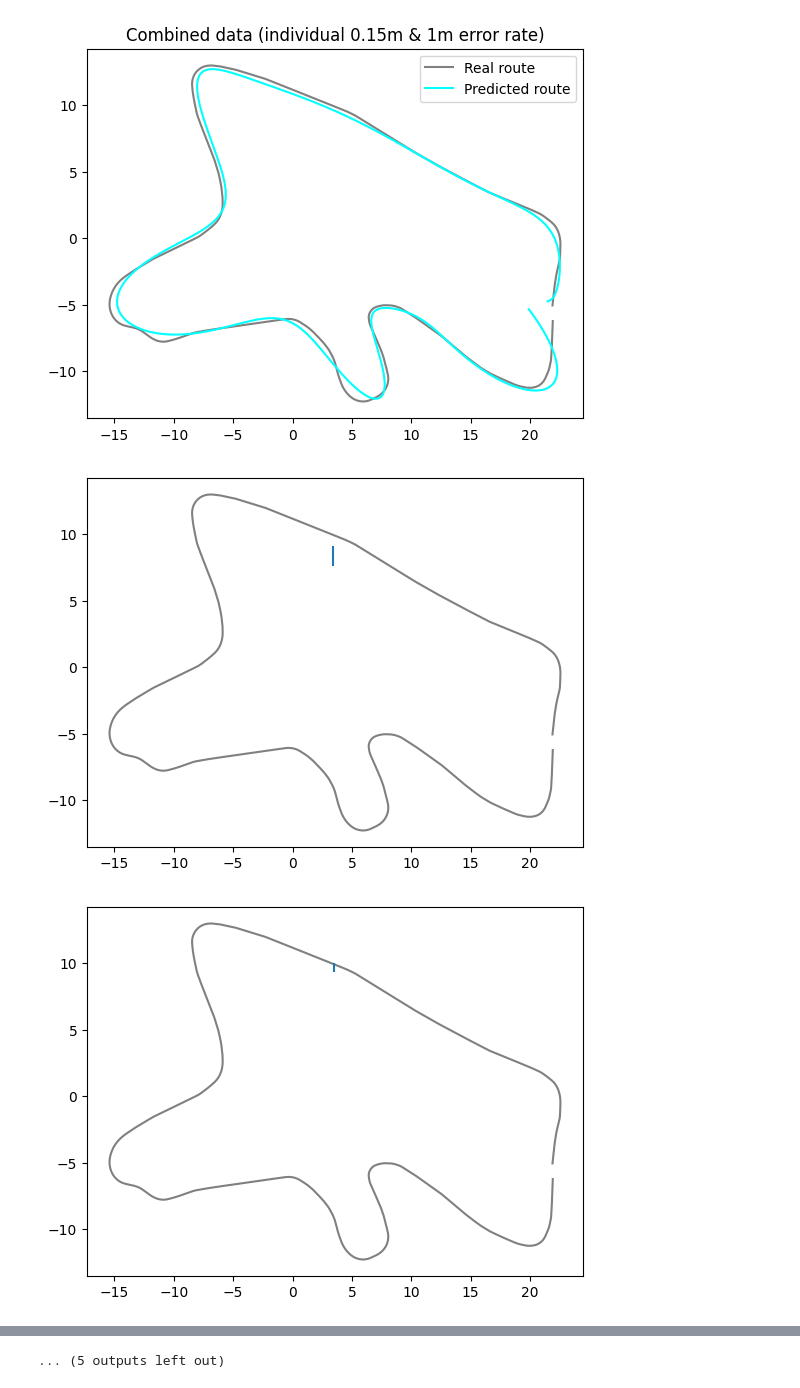
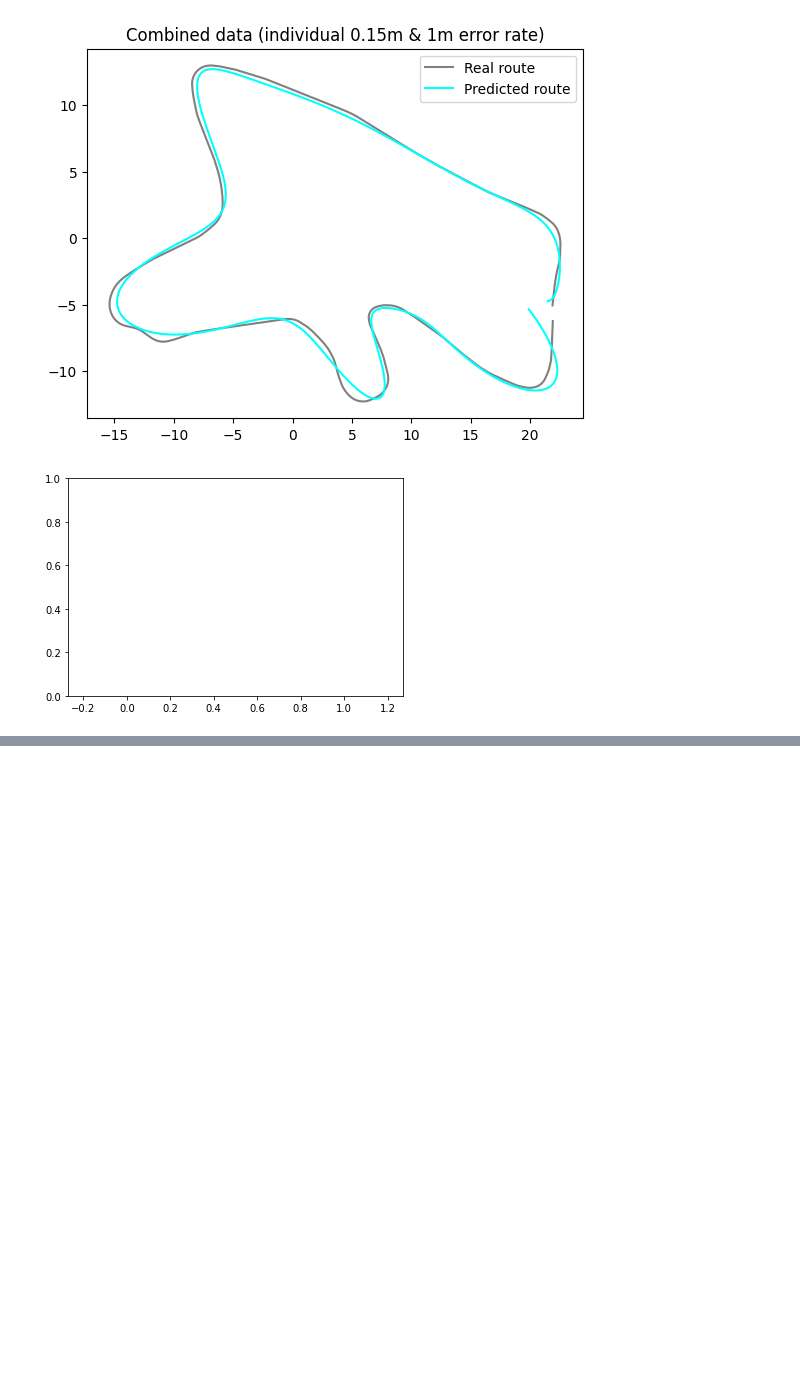
Before and after one commit to Miikkasna/gploc, a Jupyter notebook: gaussian process localization.ipynb, the cells around one changed output, grey strips where cells are left out. Cells and saved outputs as stored; diff of their text form; code cells hidden in the pictures; blank space fills up the shorter version.

```diff
--- a/gaussian process localization.ipynb
+++ b/gaussian process localization.ipynb
@@ -121,34 +120,40 @@ plt.savefig('Combined_individual_route.png')
 # %%
 # Real-time prediction
 import matplotlib.pyplot as plt
 from sklearn.gaussian_process import GaussianProcessRegressor
 from sklearn.gaussian_process.kernels import RBF
 
 kernel = 1.0 * RBF(length_scale=1.0, length_scale_bounds=(1e-3, 1000.0))
 gpr = GaussianProcessRegressor(kernel=kernel, alpha=alphas3, random_state=0, n_restarts_optimizer=100)
 
 
-for i in range(200, real_pos.shape[0]):
+for i in range(50, real_pos.shape[0]):
     limit1 = np.argwhere(data1[:, 0] < real_pos[i, 0])[:, 0]
     limit2 = np.argwhere(data2[:, 0] < real_pos[i, 0])[:, 0]
 
     X_train = np.vstack((X_train1[limit1], X_train2[limit2]))
     Y_train = np.vstack((Y_train1[limit1], Y_train2[limit2]))
 
     alphas = np.hstack((alphas1[limit1].ravel(), alphas2[limit2].ravel()))
 
-
     gpr = GaussianProcessRegressor(kernel=kernel, alpha=alphas, random_state=0, n_restarts_optimizer=100)
     gpr.fit(X_train, Y_train)
-    pred, std = gpr.predict(real_pos[i, 0].reshape(1, -11), return_std=True)
-    pred = pred[0]
-    std = std[0][0]
+    pred, std = gpr.predict(real_pos[:i, 0].reshape(-1, 1), return_std=True)
+    #pred = pred[0]
+    std = std[0]
+    z = 1.96
+    ci95 = std*z
 
     plt.plot(real_pos[:, 2], real_pos[:, 3], 'grey')
-    #plt.scatter(pred[0], pred[1], s=std*100)
-    plt.errorbar(pred[0], pred[1], yerr=std)
+    plt.plot(pred[:, 0], pred[:, 1])
+    #circle1 = plt.Circle((pred[0], pred[1]), ci95, color='r')
+    #plt.gca().add_patch(circle1)
+    plt.plot(real_pos[i, 2], real_pos[i, 3], 'kx')
+    #plt.errorbar(pred[0], pred[1], yerr=std)
     #plt.scatter(pred[0], pred[1], marker='x')
-    plt.show()
+    plt.axis('equal')
+    filename = 'animate/{}.png'.format(i)
+    plt.savefig(filename)
+    plt.cla()
 # %% [output]
-[figure, old version]
+[figure, new version]
-[figure, removed]
@@ -165 +159,0 @@ for i in range(200, real_pos.shape[0]):
-... (5 outputs left out)
```
Also changed, not shown: parts of 2 cells of this notebook, 3 other files.
